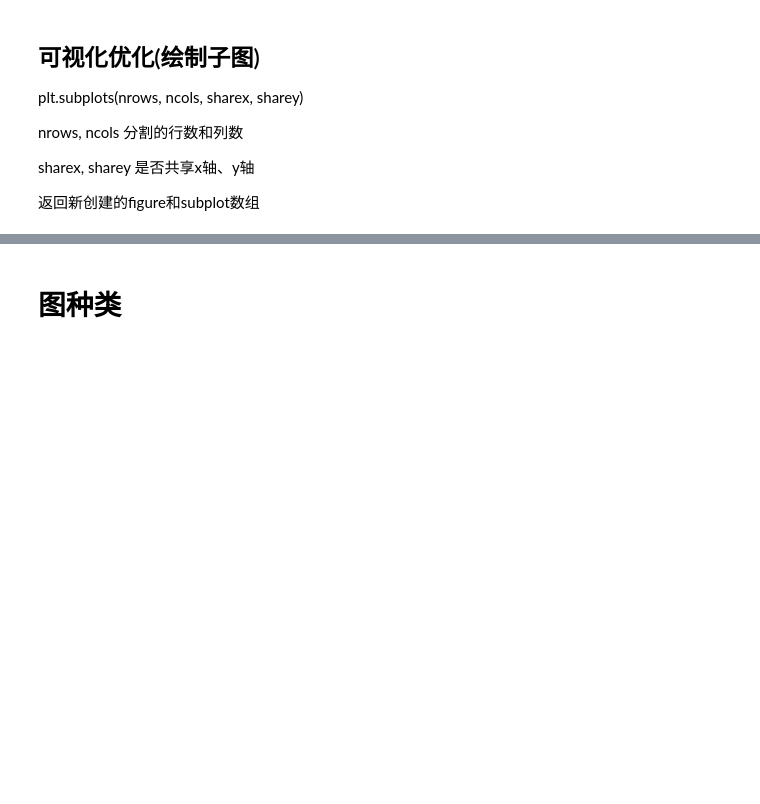
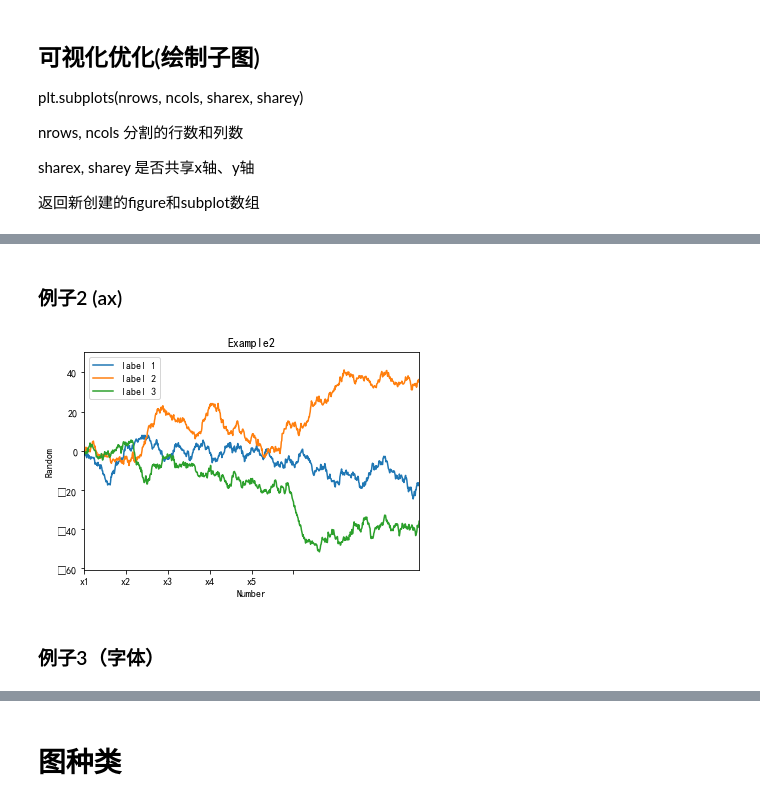
Before and after one commit to yanyinshan/Programming_collection, a Jupyter notebook: Matplotlib 学习.ipynb, the cells around one changed output, grey strips where cells are left out. Saved outputs shown, nothing was run; the diff lists cells and outputs as text; code cells hidden in the pictures; blank space fills up the shorter version.

```diff
--- a/Matplotlib 学习.ipynb
+++ b/Matplotlib 学习.ipynb
@@ -115,0 +210,25 @@ subplot_arr[1,1].scatter(np.random.randn(50),np.random.randn(50)**2)
+# %% [markdown]
+### 例子2 (ax)
+# %%
+fig, ax = plt.subplots(1)
+ax.plot(data1, label = 'label 1')
+ax.plot(data2, label = 'label 2')
+ax.plot(data3, label = 'label 3')
+
+ax.set_xlim([0,800])
+
+ax.set_xticks([0,100,200,300,400,500])
+
+ax.set_xticklabels(['x1','x2','x3','x4','x5'])
+
+ax.set_xlabel('Number')
+ax.set_ylabel('Random')
+
+ax.set_title('Example2')
+
+ax.legend(loc = 'best')
+plt.show()
+# %% [output]
+[figure, added]
+# %% [markdown]
+### 例子3（字体）
```
Also changed, not shown: parts of 20 cells of this notebook, 1 other file.
